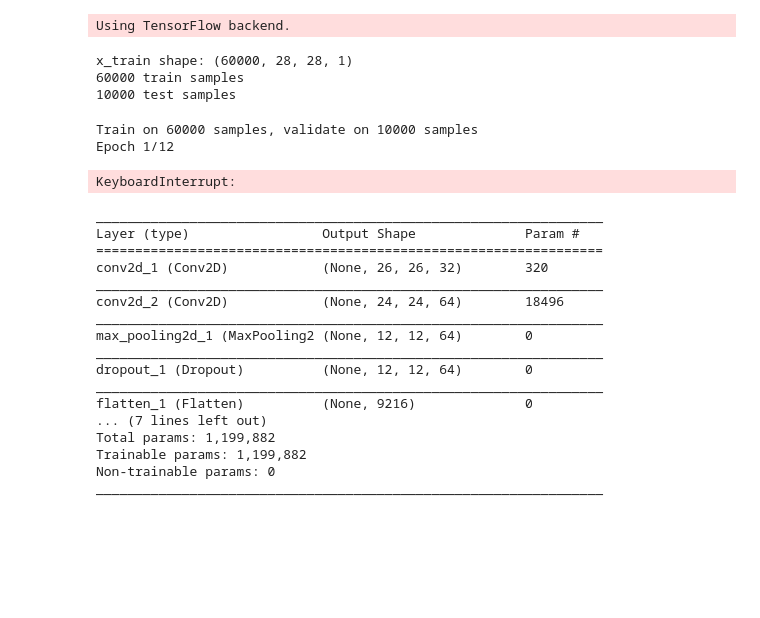
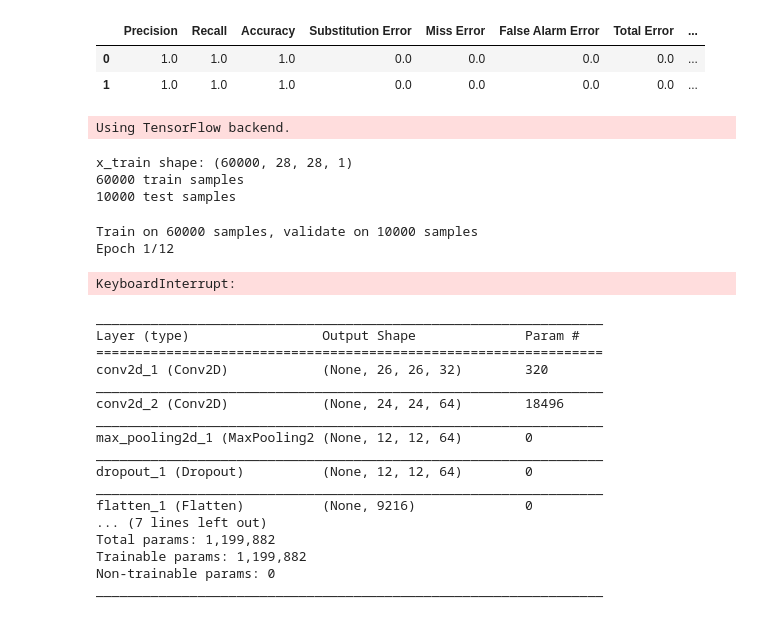
Before and after one commit to rabitt/ismir2017-deepsalience, a Jupyter notebook: notebooks/Untitled.ipynb, the cells around one changed output. Drawn from its saved outputs; the diff is of its cells as text; code cells hidden in the pictures; blank space fills up the shorter version.

```diff
--- a/notebooks/Untitled.ipynb
+++ b/notebooks/Untitled.ipynb
@@ -1,3 +5,18 @@
+# %%
+all_scores = []
+for i in range(2):
+    t = np.array([1, 2, 3, 4])
+    f = [np.array([100]), np.array([]), np.array([100, 200, 300]), np.array([])]
+
+    scores = mir_eval.multipitch.evaluate(t, f, t, f)
+    all_scores.append(scores)
+# %%
+df = pd.DataFrame(all_scores)
+df
+# %% [output]
+|  | Precision | Recall | Accuracy | Substitution Error | Miss Error | False Alarm Error | Total Error | ... |
+| 0 | 1.0 | 1.0 | 1.0 | 0.0 | 0.0 | 0.0 | 0.0 | ... |
+| 1 | 1.0 | 1.0 | 1.0 | 0.0 | 0.0 | 0.0 | 0.0 | ... |
 # %%
 '''Trains a simple convnet on the MNIST dataset.
 Gets to 99.25% test accuracy after 12 epochs
```
Also changed, not shown: parts of 1 cell of this notebook, 2 other files.
